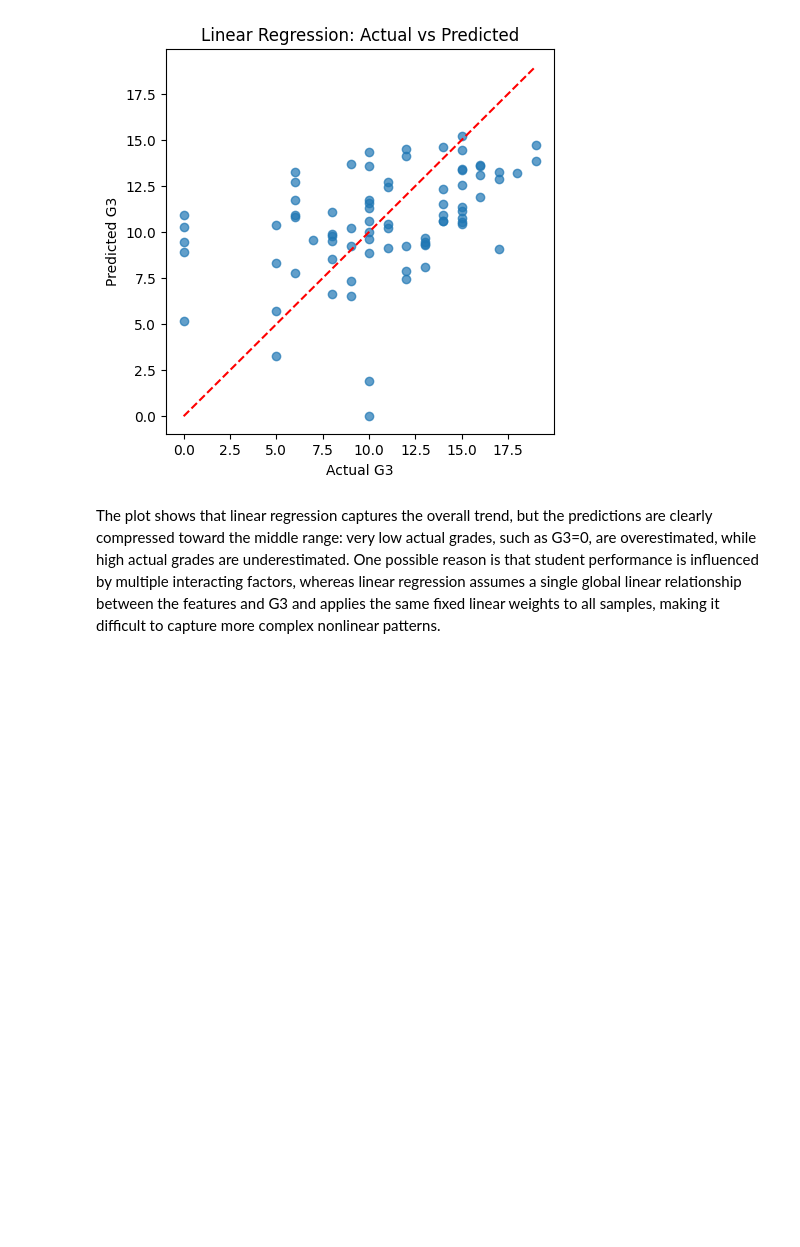
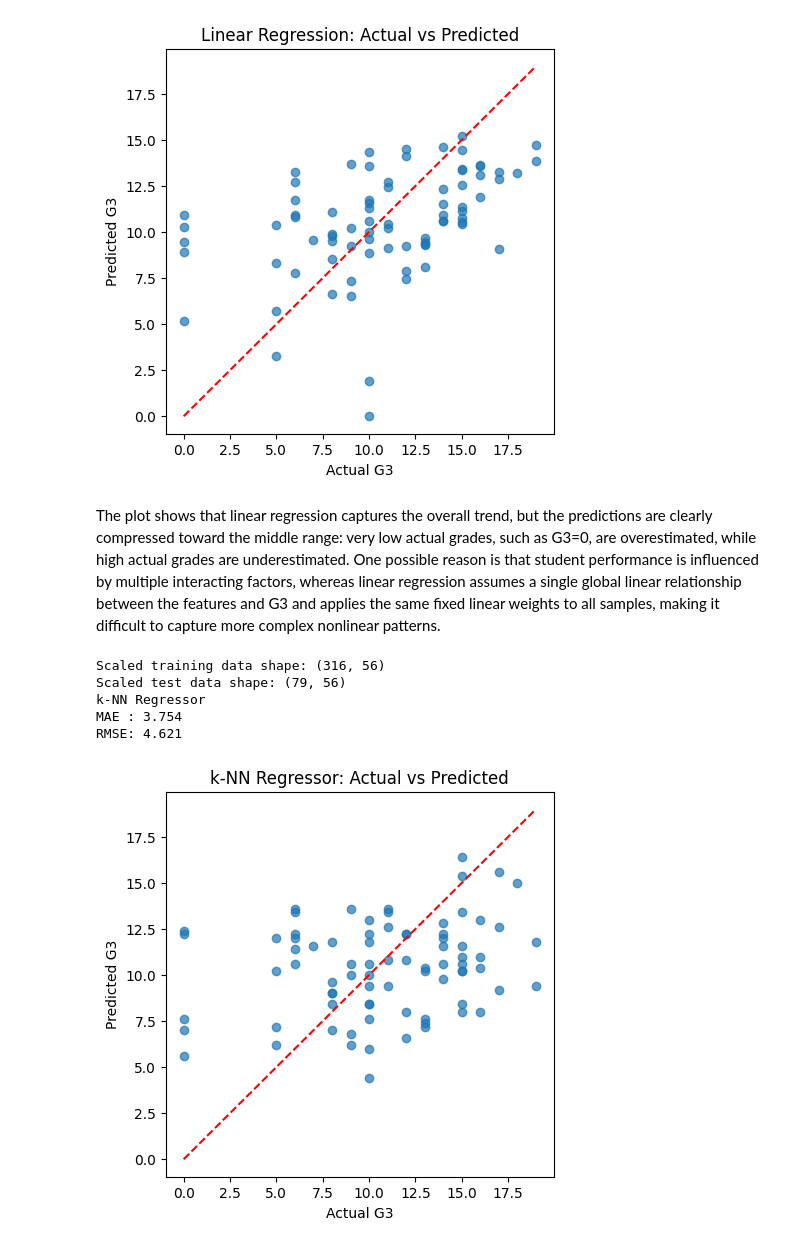
Before and after one commit to zvrv6256-uol/2604-individual-project, a Jupyter notebook: code.ipynb, the cells around one changed output. Cells and saved outputs as stored; diff of their text form; code cells hidden in the pictures; blank space fills up the shorter version.

Commit message:
analyze knn regressor outcomes

```diff
--- a/code.ipynb
+++ b/code.ipynb
@@ -179,3 +179,40 @@ plt.show()
 [figure]
 # %% [markdown]
 The plot shows that linear regression captures the overall trend, but the predictions are clearly compressed toward the middle range: very low actual grades, such as G3=0, are overestimated, while high actual grades are underestimated. One possible reason is that student performance is influenced by multiple interacting factors, whereas linear regression assumes a single global linear relationship between the features and G3 and applies the same fixed linear weights to all samples, making it difficult to capture more complex nonlinear patterns.
+# %%
+# Standard scaling for k-NN only
+scaler = StandardScaler()
+X_train_scaled = scaler.fit_transform(X_train)
+X_test_scaled = scaler.transform(X_test)
+
+print("Scaled training data shape:", X_train_scaled.shape)
+print("Scaled test data shape:", X_test_scaled.shape)
+
+knn_model = KNeighborsRegressor(n_neighbors=5)
+knn_model.fit(X_train_scaled, y_train)
+y_pred_knn = knn_model.predict(X_test_scaled)
+
+mae_knn = mean_absolute_error(y_test, y_pred_knn)
+rmse_knn = np.sqrt(mean_squared_error(y_test, y_pred_knn))
+
+print("k-NN Regressor")
+print("MAE :", round(mae_knn, 3))
+print("RMSE:", round(rmse_knn, 3))
+# %% [output]
+Scaled training data shape: (316, 56)
+Scaled test data shape: (79, 56)
+k-NN Regressor
+MAE : 3.754
+RMSE: 4.621
+# %%
+plt.figure(figsize=(5, 5))
+plt.scatter(y_test, y_pred_knn, alpha=0.7)
+plt.plot([y_test.min(), y_test.max()],
+         [y_test.min(), y_test.max()],
+         "r--")
+plt.title("k-NN Regressor: Actual vs Predicted")
+plt.xlabel("Actual G3")
+plt.ylabel("Predicted G3")
+plt.show()
+# %% [output]
+[figure, added]
```
Also changed, not shown: parts of 1 cell of this notebook.
